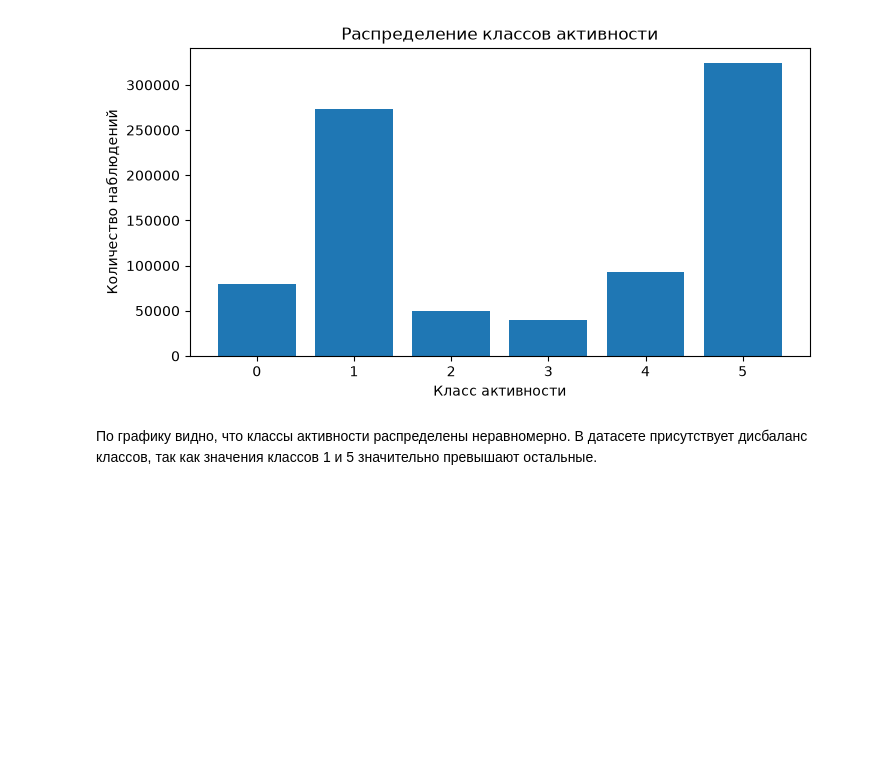
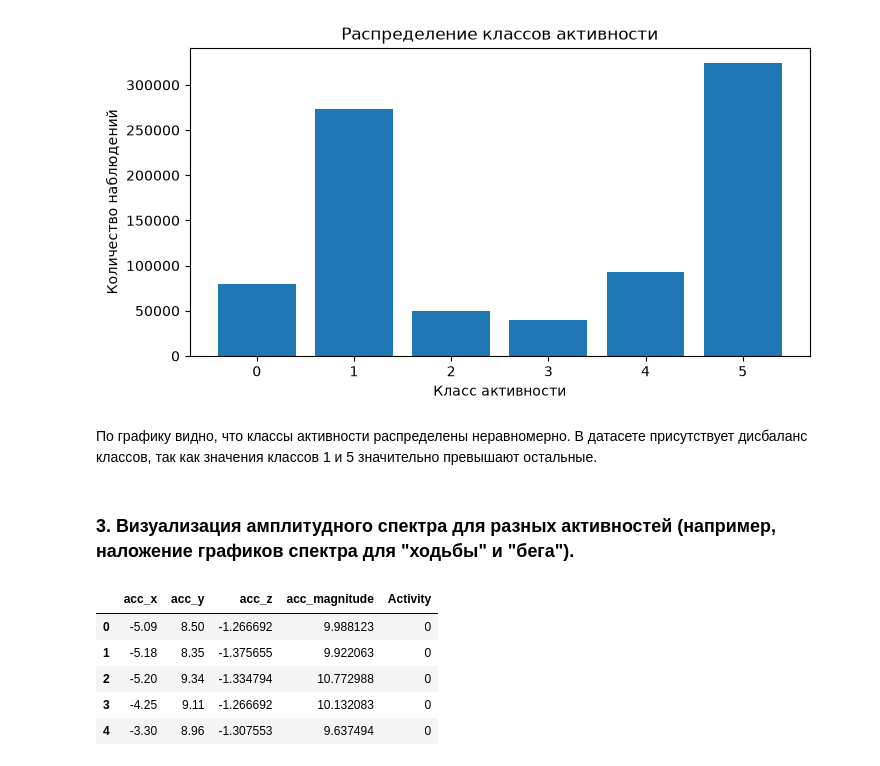
Before and after one commit to elena-kornaeva/Practice_Human-Activity-Recognition_Classifier, a Jupyter notebook: notebooks/01_EDA_and_Preprocessing_Additional.ipynb, the cells around one changed output. Cells and saved outputs as stored; diff of their text form; code cells hidden in the pictures; blank space fills up the shorter version.

```diff
--- a/notebooks/01_EDA_and_Preprocessing_Additional.ipynb
+++ b/notebooks/01_EDA_and_Preprocessing_Additional.ipynb
@@ -91,3 +91,22 @@ plt.show()
 # %% [markdown]
 По графику видно, что классы активности распределены неравномерно.
 В датасете присутствует дисбаланс классов, так как значения классов 1 и 5 значительно превышают остальные.
+# %% [markdown]
+### 3. Визуализация амплитудного спектра для разных активностей (например, наложение графиков спектра для "ходьбы" и "бега").
+# %%
+import numpy as np
+
+train_df["acc_magnitude"] = np.sqrt(
+    train_df["acc_x"] ** 2 +
+    train_df["acc_y"] ** 2 +
+    train_df["acc_z"] ** 2
+)
+
+train_df[["acc_x", "acc_y", "acc_z", "acc_magnitude", "Activity"]].head()
+# %% [output]
+|  | acc_x | acc_y | acc_z | acc_magnitude | Activity |
+| 0 | -5.09 | 8.50 | -1.266692 | 9.988123 | 0 |
+| 1 | -5.18 | 8.35 | -1.375655 | 9.922063 | 0 |
+| 2 | -5.20 | 9.34 | -1.334794 | 10.772988 | 0 |
+| 3 | -4.25 | 9.11 | -1.266692 | 10.132083 | 0 |
+| 4 | -3.30 | 8.96 | -1.307553 | 9.637494 | 0 |
```
Also changed, not shown: parts of 3 cells of this notebook.
